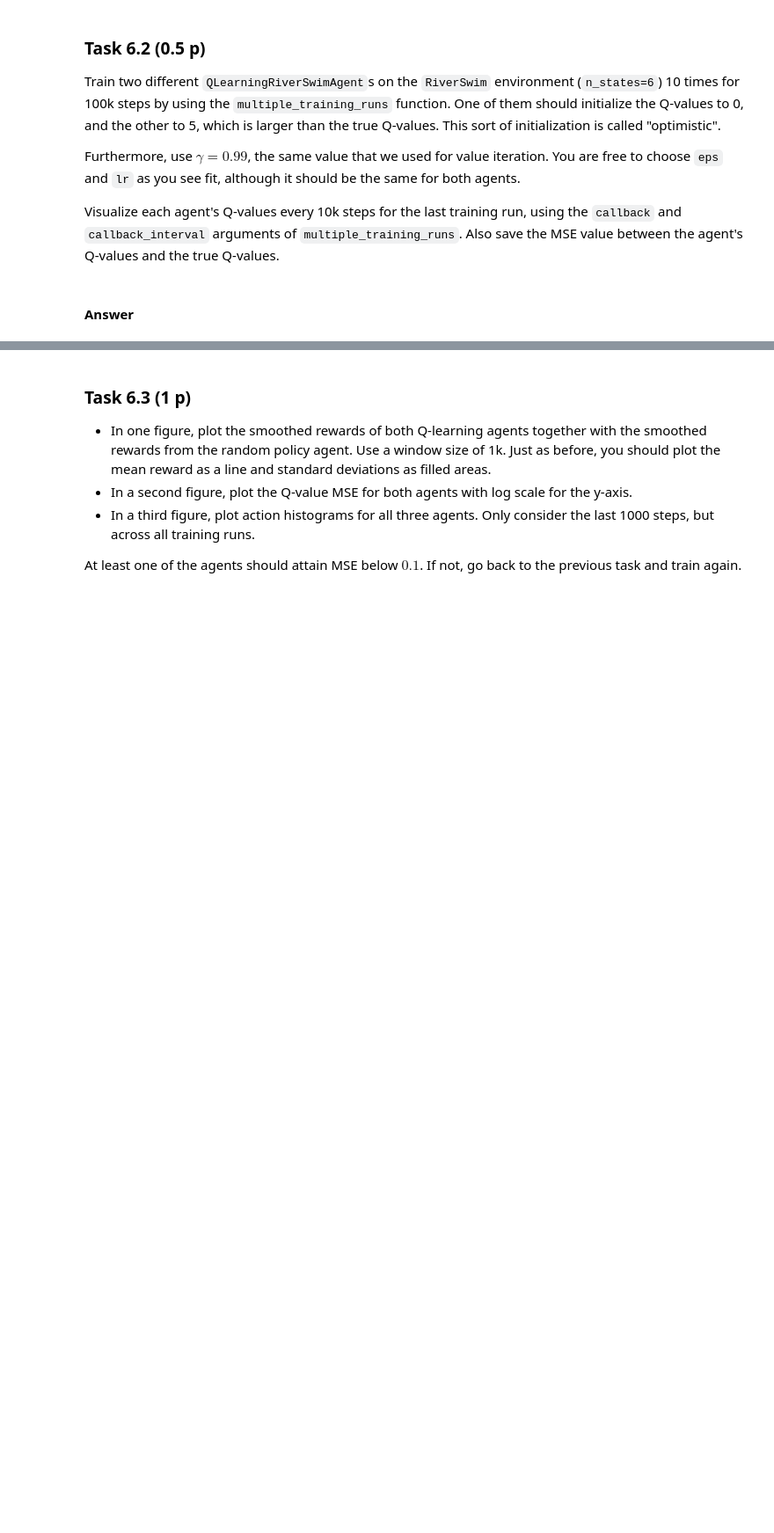
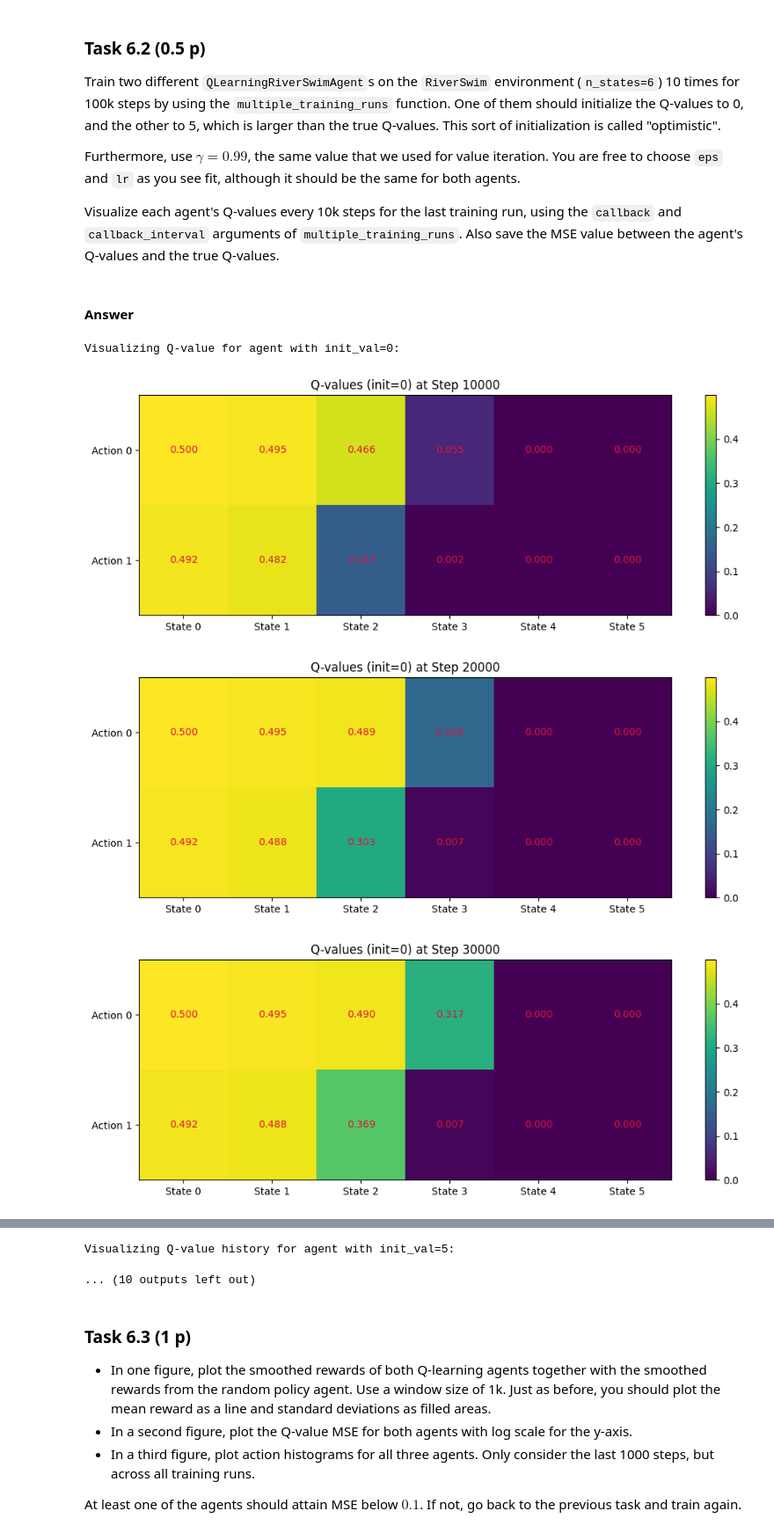
Before and after one commit to amamiya-yuuko-1225/advml, a Jupyter notebook: Project2/assignment2.ipynb, the cells around one changed output, grey strips where cells are left out. Shown at 88% size. Saved outputs shown, nothing was run; the diff lists cells and outputs as text; code cells hidden in the pictures; blank space fills up the shorter version.

```diff
--- a/Project2/assignment2.ipynb
+++ b/Project2/assignment2.ipynb
@@ -492,6 +566,24 @@ Implement `QLearningRiverSwimAgent`
 class QLearningRiverSwimAgent(RiverSwimAgent):
     def __init__(self, n_states: int, gamma: float, eps: float = 0.1, lr: float = 1e-3, init_val: float = 0, seed: int | None = None):
         # TODO
+        self.gamma = gamma
+        self.eps = eps
+        self.lr = lr
+        self.rng = np.random.default_rng(seed)
+        self.q_value = np.full((n_states, 2), init_val, dtype=float)
+
+    def act(self, observation: int) -> int:
+        if self.rng.random() < self.eps:
+            return self.rng.choice([0, 1])
+        else:
+            return np.argmax(self.q_value[observation, :])
+
+
+    def update(self, observation: int, action: int, reward: float, next_observation: int) -> None:
+
+        target = reward + self.gamma * np.max(self.q_value[next_observation, :])
+        td_error = target - self.q_value[observation, action]
+        self.q_value[observation, action] += self.lr * td_error
 
     # TODO
 # %% [markdown]
@@ -505,3 +597,49 @@ Visualize each agent's Q-values every 10k steps for the last training run, using
 #### Answer
 # %%
 # TODO
+q_values_agent_0 = []
+mse_agent_0 = []
+def callback_0(agent, state, action, reward):
+    q_value = np.copy(agent.q_value)
+    q_values_agent_0.append(q_value)
+    mse = np.mean((q_value - optimal_q_value)**2)
+    mse_agent_0.append(mse)
+
+q_values_agent_5 = []
+mse_agent_5 = []
+def callback_5 (agent, state, action, reward):
+    q_value = np.copy(agent.q_value)
+    q_values_agent_5.append(q_value)
+    mse = np.mean((q_value - optimal_q_value)**2)
+    mse_agent_5.append(mse)
+
+states_0, actions_0, rewards_0, agent_0 = multiple_training_runs(
+    env_factory=lambda: RiverSwim(n_states=6),
+    agent_factory=lambda: QLearningRiverSwimAgent(n_states=6, gamma=0.99, eps=0.3, lr=0.1, init_val=0),
+    n_steps=100000,
+    n_runs=10,
+    callback=callback_0,
+    callback_interval=10000
+)
+
+states_5, actions_5, rewards_5, agent_5 = multiple_training_runs(
+    env_factory=lambda: RiverSwim(n_states=6),
+    agent_factory=lambda: QLearningRiverSwimAgent(n_states=6, gamma=0.99, eps=0.3, lr=0.1, init_val=5),
+    n_steps=100000,
+    n_runs=10,
+    callback=callback_5,
+    callback_interval=10000
+)
+
+print("\nVisualizing Q-value for agent with init_val=0:")
+for i, q_vals in enumerate(q_values_agent_0):
+    visualize_q_value(q_vals, title=f'Q-values (init=0) at Step {(i+1) * 10000}')
+
+print("\nVisualizing Q-value history for agent with init_val=5:")
+for i, q_vals in enumerate(q_values_agent_5):
+    visualize_q_value(q_vals, title=f'Q-values (init=5) at Step {(i+1) * 10000}')
+# %% [output]
+Visualizing Q-value for agent with init_val=0:
+[figure, added]
+[figure, added]
+[figure, added]
@@ -508,3 +653,5 @@ Visualize each agent's Q-values every 10k steps for the last training run, using
+Visualizing Q-value history for agent with init_val=5:
+... (10 outputs left out)
 # %% [markdown]
 ### Task 6.3 (1 p)
 - In one figure, plot the smoothed rewards of both Q-learning agents together with the smoothed rewards from the random policy agent. Use a window size of 1k. Just as before, you should plot the mean reward as a line and standard deviations as filled areas.
```
Also changed, not shown: parts of 7 cells of this notebook.
